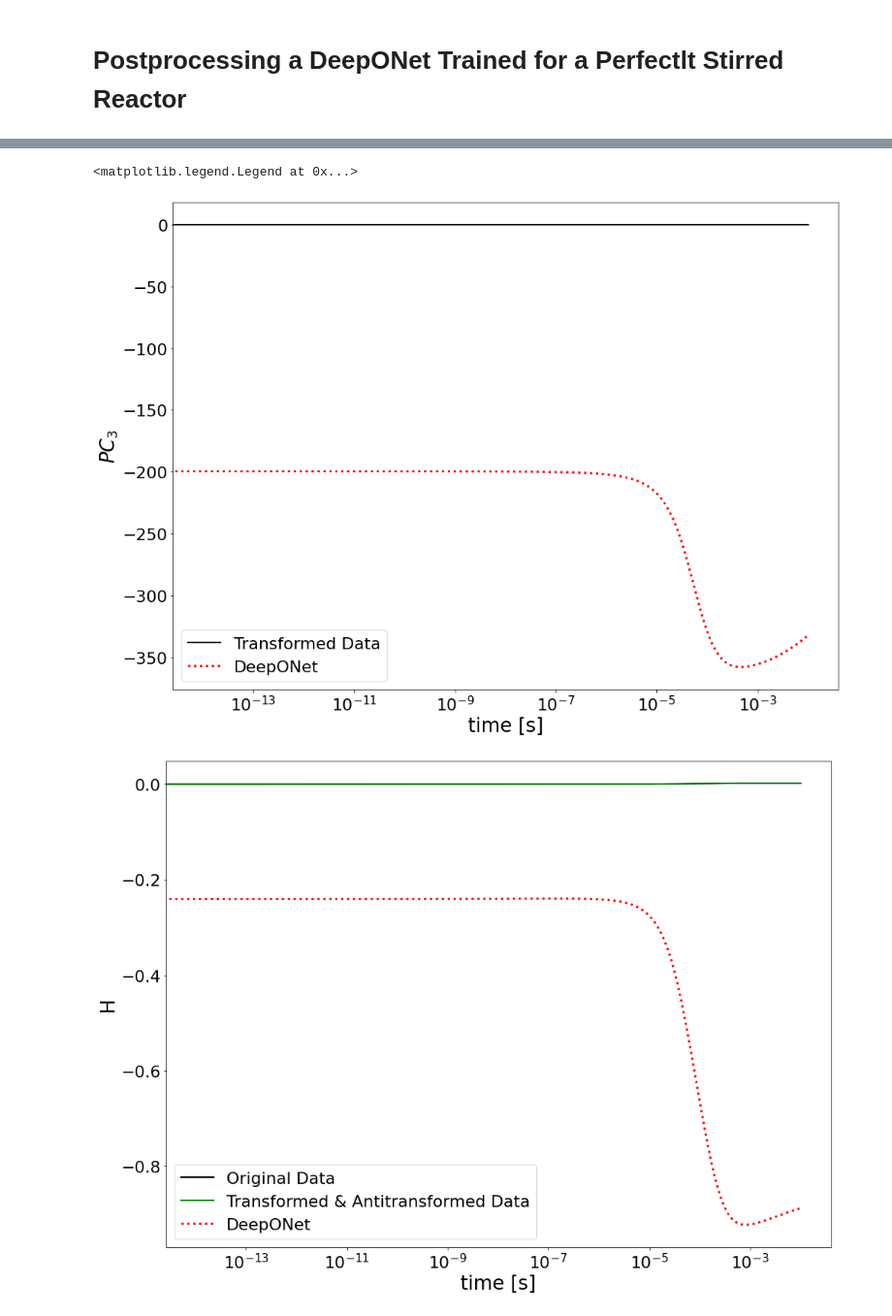
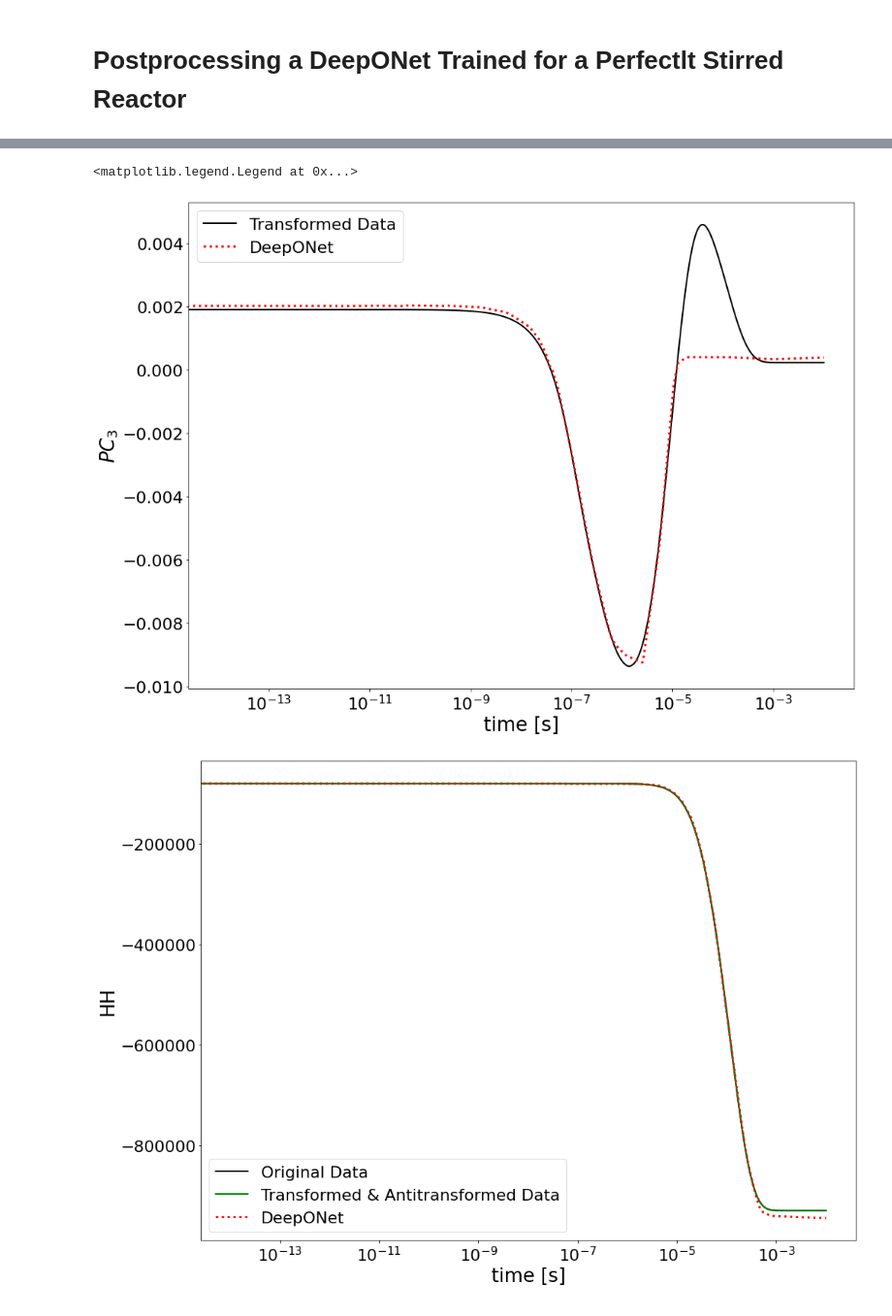
Before and after one commit to simoneventuri/ROMNet_, a Jupyter notebook: scripts/postprocessing/PSReactor/DeepONet/Predict_DeepONet.ipynb, the cells around one changed output, grey strips where cells are left out. Shown: that part at 97% size. Cells and saved outputs as stored; diff of their text form; code cells hidden in the pictures.

```diff
--- a/scripts/postprocessing/PSReactor/DeepONet/Predict_DeepONet.ipynb
+++ b/scripts/postprocessing/PSReactor/DeepONet/Predict_DeepONet.ipynb
@@ -24,7 +24,7 @@ ROMNetFldr    = WORKSPACE_PATH + '/ROMNet/romnet/'
 OutputDir     = WORKSPACE_PATH+'/ROMNet/Data/PSR_10Cases/'
 TestDir       = WORKSPACE_PATH+'/ROMNet/Data/PSR_10Cases_Test/'
 
-PathToRunFld  = WORKSPACE_PATH + '/ROMNet/PSR_10Cases/DeepONet/Deterministic/Run_3/'
+PathToRunFld  = WORKSPACE_PATH + '/ROMNet/PSR_10Cases/DeepONet/Deterministic/Run_60/'
 #PathToRunFld  = WORKSPACE_PATH + '/ROMNet/PSR_10Cases/DeepONet/MCDropOut/Run_2/'
 #PathToRunFld  = WORKSPACE_PATH + '/ROMNet/PSR_10Cases/DeepONet/BayesByBackprop/Run_1/'
 
@@ -108,7 +108,7 @@ D        = pd.read_csv(FileName, delimiter=',', header=None).to_numpy()
 # %%
 ### Evaluating on Test Data
 
-VarOI    = 'H'
+VarOI    = 'HH'
 
 
 FileName = DirDir + '/Orig/train/ext/y.csv.1'
@@ -237,3 +237,3 @@ RestVal =  [-4.99567863] ; y0_pca =  [2.70169506e+02 1.33411572e-02 1.91234215e-
 <matplotlib.legend.Legend at 0x...>
-[figure, old version]
+[figure, new version]
-[figure, old version]
+[figure, new version]
```
Also changed, not shown: parts of 3 cells of this notebook, 13 other files.
